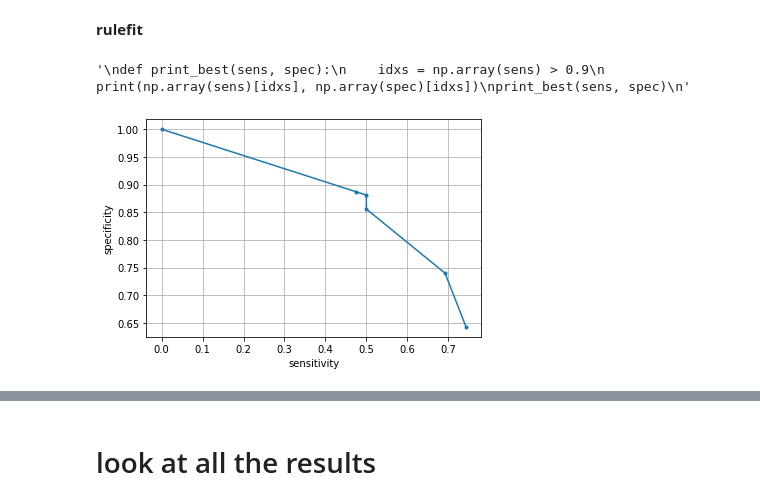
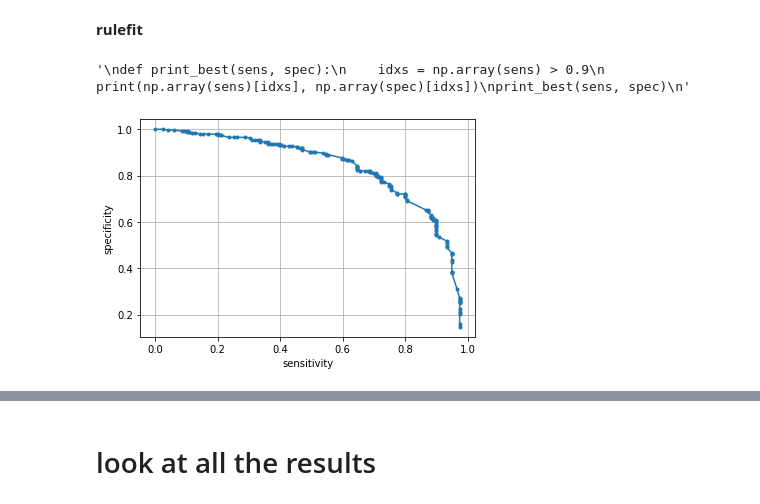
Before and after one commit to Yu-Group/clinical-rule-vetting, a Jupyter notebook: rulevetting/projects/csi_pecarn/notebooks/01_fit_interpretable_models.ipynb, the cells around one changed output, grey strips where cells are left out. Cells and saved outputs as stored; diff of their text form; code cells hidden in the pictures.

Commit message:
modeling notebooks

```diff
--- a/rulevetting/projects/csi_pecarn/notebooks/01_fit_interpretable_models.ipynb
+++ b/rulevetting/projects/csi_pecarn/notebooks/01_fit_interpretable_models.ipynb
@@ -27,12 +27,14 @@ outcome_def = 'outcome'  # output
 The autoreload extension is already loaded. To reload it, use:
   %reload_ext autoreload
 # %%
-df_train, df_tune, _ = Dataset().get_data()
-X_train = df_train.drop(columns=outcome_def)
+df_train, df_tune, df_test = Dataset().get_data()
+X_train = df_train.drop(columns=[outcome_def, 'SITE'])
 y_train = df_train[outcome_def].values
-X_tune = df_tune.drop(columns=outcome_def)
+X_tune = df_tune.drop(columns=[outcome_def, 'SITE'])
 y_tune = df_tune[outcome_def].values
-processed_feats = df_train.keys().values.tolist()
+X_test = df_test.drop(columns=[outcome_def, 'SITE'])
+y_test = df_test[outcome_def].values
+processed_feats = X_train.keys().values.tolist()
 feature_names = processed_feats
 
 def predict_and_save(model, model_name='decision_tree'):
@@ -42,7 +44,7 @@ def predict_and_save(model, model_name='decision_tree'):
     for x, y, suffix in zip([X_train, X_tune],
                             [y_train, y_tune],
                             ['_train', '_tune']):
-        stats, threshes = validation.all_stats_curve(y, model.predict_proba(x)[:, 1],
+        stats, threshes = validation.all_stats_curve(y, model.predict_proba(x.values)[:, 1],
                                                      plot=suffix == '_tune')
         for stat in stats.keys():
             results[stat + suffix] = stats[stat]
@@ -57,7 +59,7 @@ kwargs {'clean_data': {}, 'preprocess_data': {'frac_missing_allowed': 0.05}, 'ex
 **decision tree**
 # %%
 # fit decition tree
-dt = DecisionTreeClassifier(max_depth=4, class_weight={0: 1, 1: 1e3})
+dt = DecisionTreeClassifier(max_depth=5, class_weight={0: 1, 1: 1000})
 dt.fit(X_train, y_train)
 stats, threshes = predict_and_save(dt, model_name='decision_tree')
 # plt.xlim((0.8, 1.0))
@@ -65,6 +67,6 @@ stats, threshes = predict_and_save(dt, model_name='decision_tree')
 plt.show()
 
 fig = plt.figure(figsize=(50, 40))
-plot_tree(dt, feature_names=feature_names, filled=True)
+# plot_tree(dt, feature_names=feature_names, filled=True)
 plt.show()
 # %% [output]
@@ -75,20 +77,20 @@ plt.show()
 # %%
 # fit a rulefit model
 np.random.seed(13)
-rulefit = imodels.RuleFitRegressor(max_rules=4)
+rulefit = imodels.RuleFitClassifier(max_rules=25, random_state=0, tree_size=4, n_estimators=1000)
 rulefit.fit(X_train, y_train, feature_names=feature_names)
 
 # preds = rulefit.predict(X_test)
 stats, threshes = predict_and_save(rulefit, model_name='rulefit')
 '''
 def print_best(sens, spec):
     idxs = np.array(sens) > 0.9
     print(np.array(sens)[idxs], np.array(spec)[idxs])
 print_best(sens, spec)
 '''
 # %% [output]
 '\ndef print_best(sens, spec):\n    idxs = np.array(sens) > 0.9\n    print(np.array(sens)[idxs], np.array(spec)[idxs])\nprint_best(sens, spec)\n'
-[figure, old version]
+[figure, new version]
 # %%
 # pd.reset_option('display.max_colwidth')
 rulefit.visualize()
```
Also changed, not shown: parts of 42 cells of this notebook, 4 other files.
